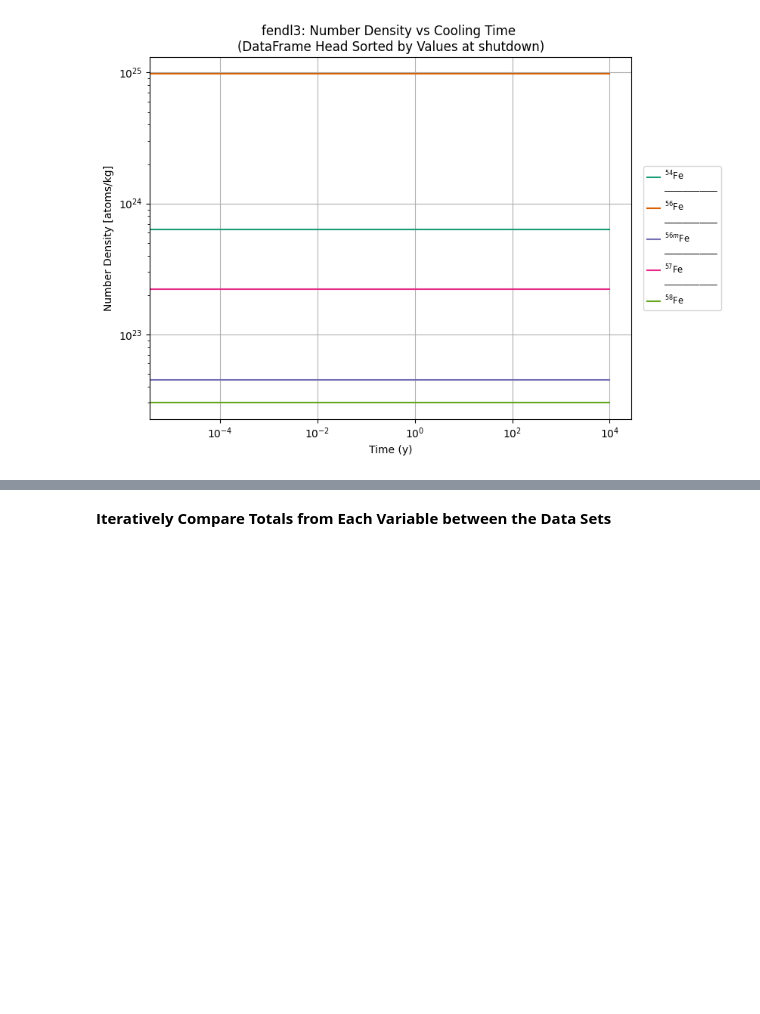
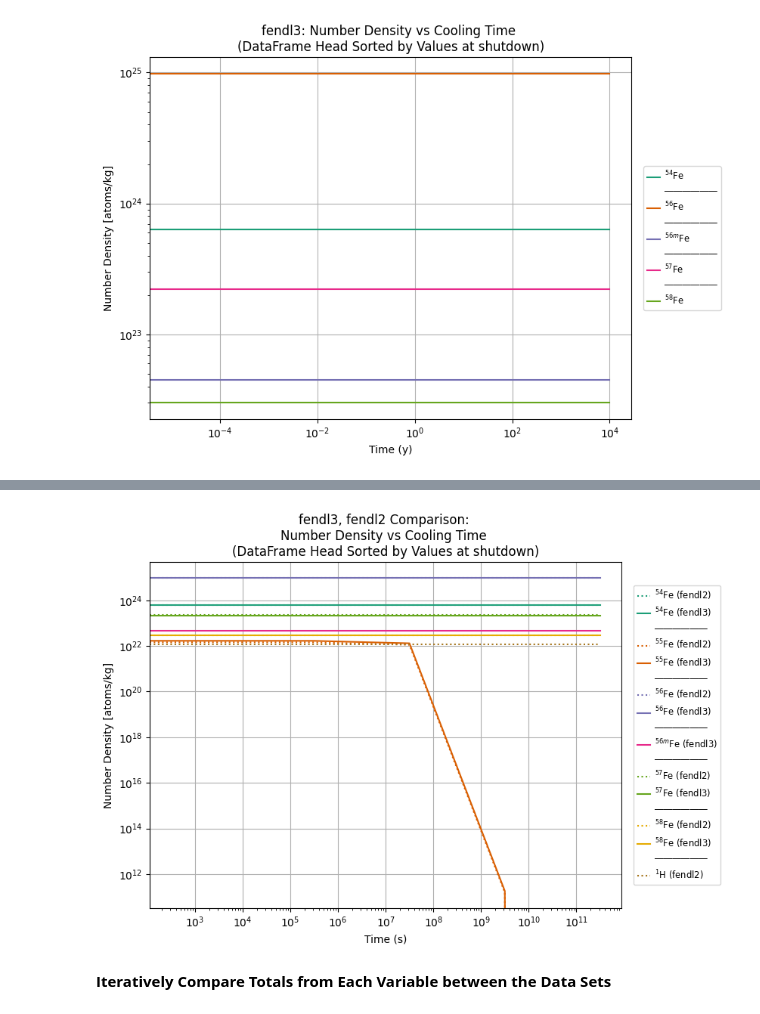
Before and after one commit to svalinn/ALARA, a Jupyter notebook: tools/single_nuc_notebook.ipynb, the cells around one changed output, grey strips where cells are left out. Saved outputs shown, nothing was run; the diff lists cells and outputs as text; code cells hidden in the pictures; blank space fills up the shorter version.

```diff
--- a/tools/single_nuc_notebook.ipynb
+++ b/tools/single_nuc_notebook.ipynb
@@ -81,4 +72,15 @@ sn.plot_single_nuc(
 [figure]
+# %%
+# Gas Production
+importlib.reload(sn)
+variable = 'Number Density'
+sn.plot_single_nuc(
+    [dfs[f'fendl3 {variable}'], dfs[f'fendl2 {variable}']],
+    total=False,
+    head=6
+)
+# %% [output]
+[figure, added]
 # %% [markdown]
 **Iteratively Compare Totals from Each Variable between the Data Sets**
 # %%
```
Also changed, not shown: parts of 11 cells of this notebook, 1 other file.
